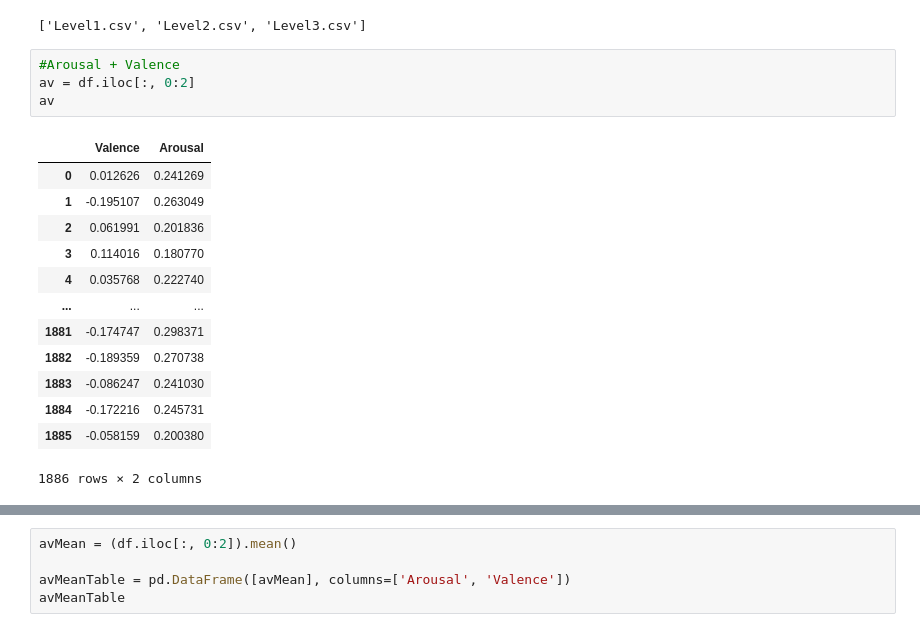
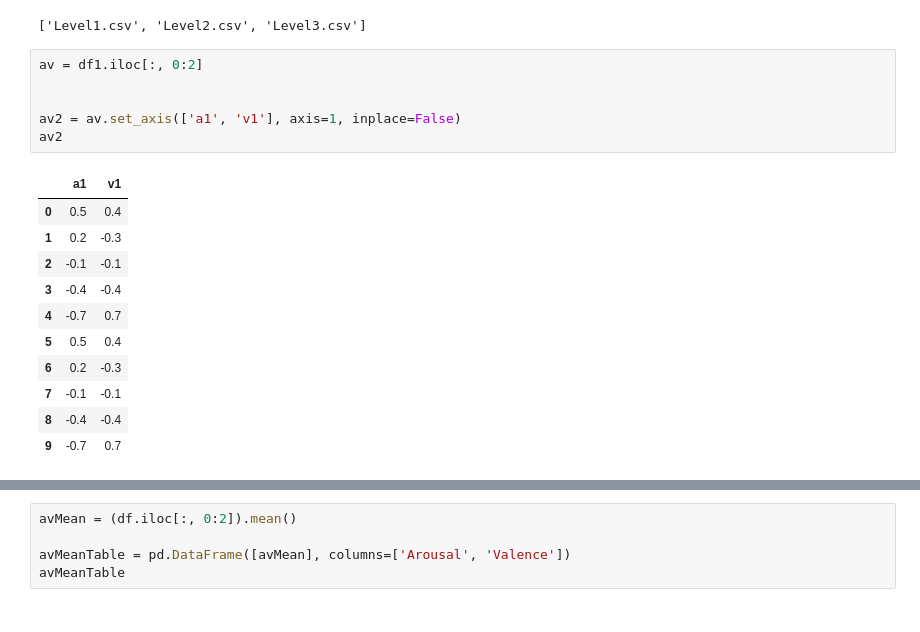
Before and after one commit to dovii/MPC-Data-Analysis, a Jupyter notebook: LevelAnalysis.ipynb, the cells around one changed output, grey strips where cells are left out. Saved outputs shown, nothing was run; the diff lists cells and outputs as text.

```diff
--- a/LevelAnalysis.ipynb
+++ b/LevelAnalysis.ipynb
@@ -73,21 +139,21 @@ levels = os.listdir('Data/Participant1/')
 levels
 # %% [output]
 ['Level1.csv', 'Level2.csv', 'Level3.csv']
-# %%
-#Arousal + Valence
-av = df.iloc[:, 0:2]
-av
-# %% [output]
-|  | Valence | Arousal |
-| 0 | 0.012626 | 0.241269 |
-| 1 | -0.195107 | 0.263049 |
-| 2 | 0.061991 | 0.201836 |
-| 3 | 0.114016 | 0.180770 |
-| 4 | 0.035768 | 0.222740 |
-| ... | ... | ... |
-| 1881 | -0.174747 | 0.298371 |
-| 1882 | -0.189359 | 0.270738 |
-| 1883 | -0.086247 | 0.241030 |
-| 1884 | -0.172216 | 0.245731 |
-| 1885 | -0.058159 | 0.200380 |
-1886 rows × 2 columns
+# %%
+av = df1.iloc[:, 0:2]
+
+
+av2 = av.set_axis(['a1', 'v1'], axis=1, inplace=False)
+av2
+# %% [output]
+|  | a1 | v1 |
+| 0 | 0.5 | 0.4 |
+| 1 | 0.2 | -0.3 |
+| 2 | -0.1 | -0.1 |
+| 3 | -0.4 | -0.4 |
+| 4 | -0.7 | 0.7 |
+| 5 | 0.5 | 0.4 |
+| 6 | 0.2 | -0.3 |
+| 7 | -0.1 | -0.1 |
+| 8 | -0.4 | -0.4 |
+| 9 | -0.7 | 0.7 |
```
Also changed, not shown: parts of 6 cells of this notebook.
